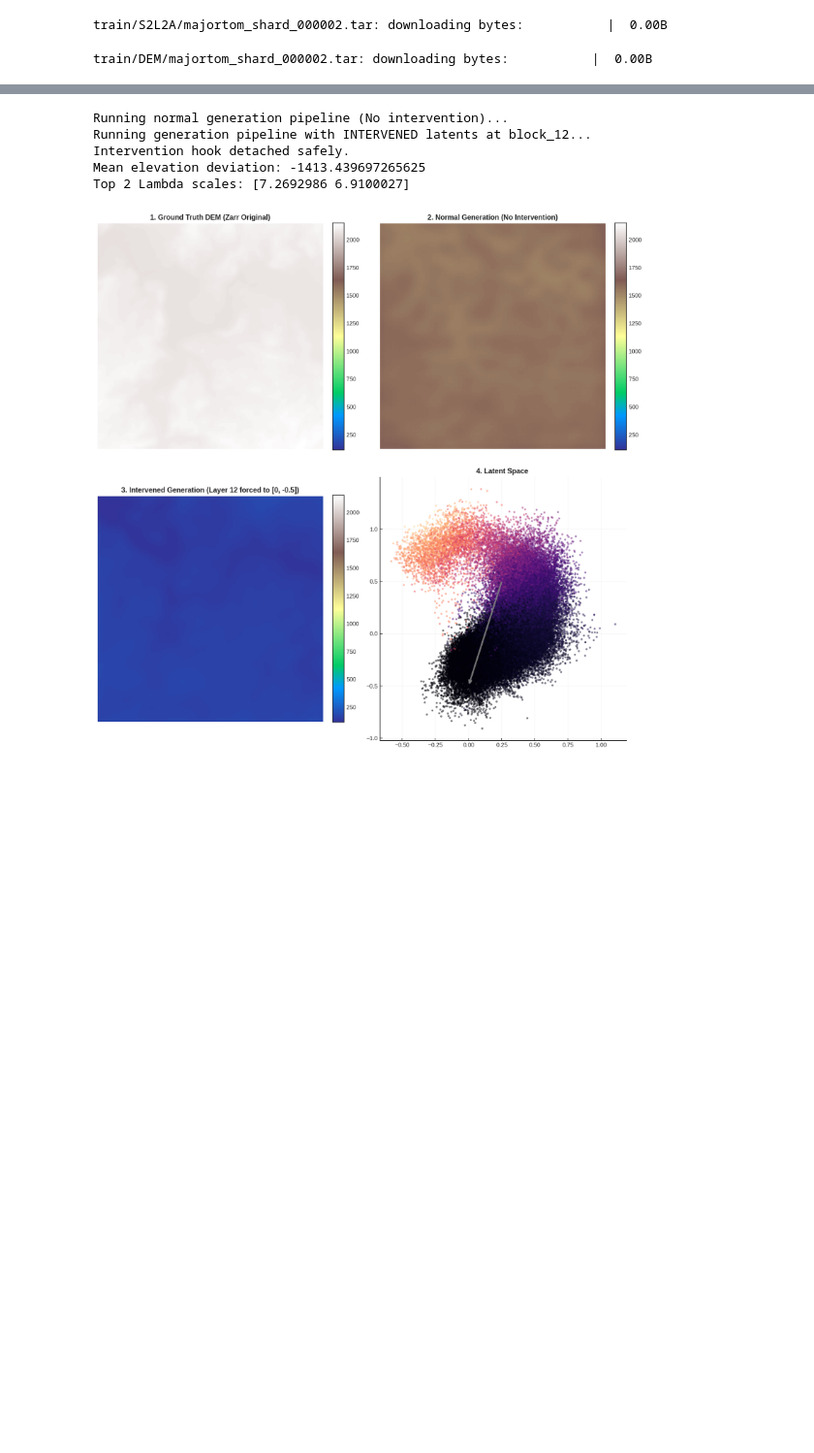
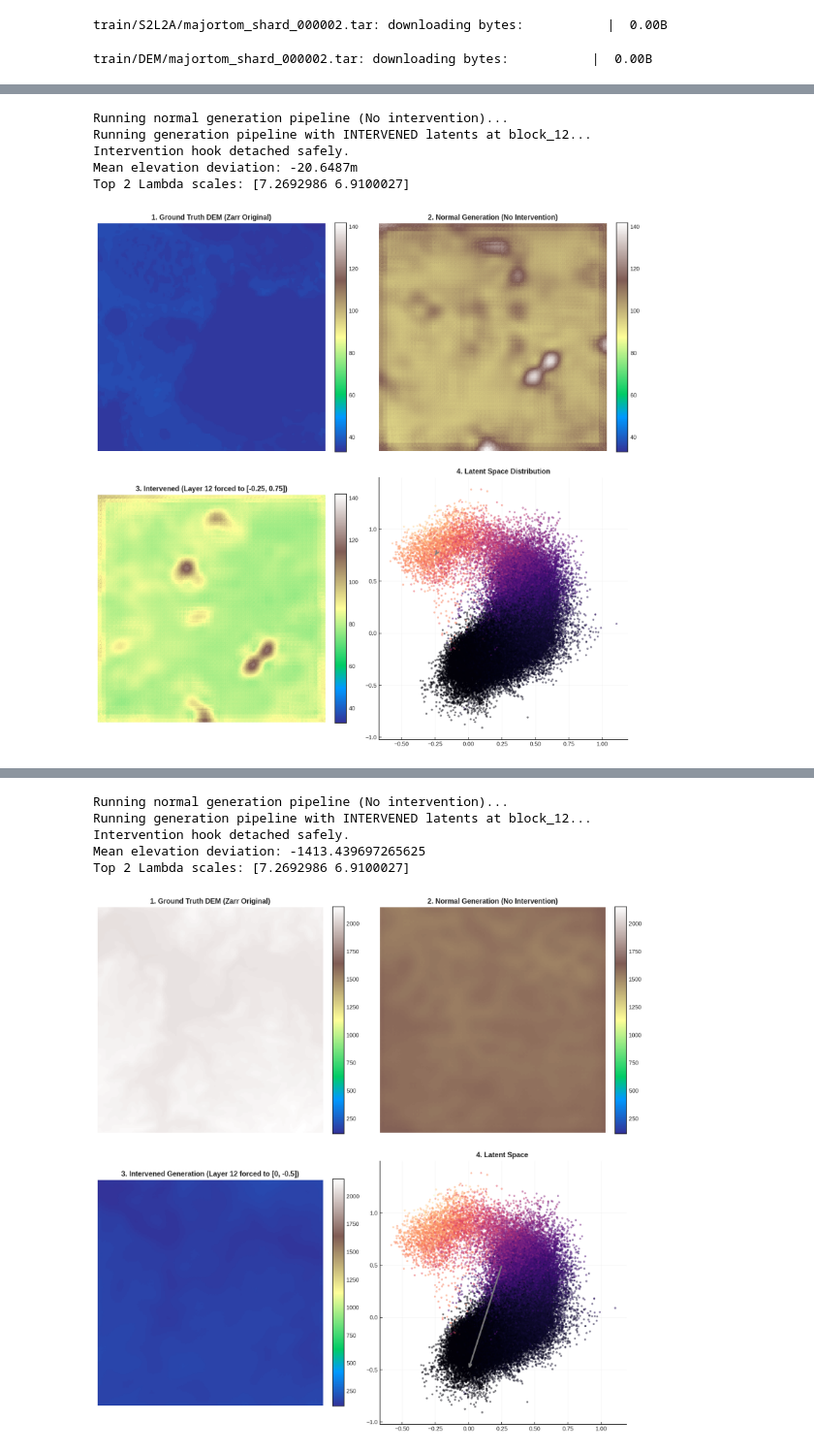
Before and after one commit to Michu1596/terramind, a Jupyter notebook: notebooks/Intervention&Shapley.ipynb, the cells around one changed output, grey strips where cells are left out. Shown at 97% size. Drawn from its saved outputs; the diff is of its cells as text; code cells hidden in the pictures; blank space fills up the shorter version.

```diff
--- a/notebooks/Intervention&Shapley.ipynb
+++ b/notebooks/Intervention&Shapley.ipynb
@@ -707,0 +652,31 @@ NameError: name 'X' is not defined
+# %%
+# --- Configuration ---
+idx = 12
+x_0, y_0 = -0.25, 0.75
+saved_dataset_path = "/content/latents_12_92160_for_intervention.pt"
+
+latents, meta, full_latents, img = process_and_encode(sample, sample_dem, model, device, [idx])
+
+normal_dem, hooked_dem, x_old, y_old = run_intervention(
+        model, img, idx, t_vec=t, R_mat=R, l_vec=l, x_0=x_0, y_0=y_0
+)
+
+with tempfile.NamedTemporaryFile(suffix=".zip") as tmp_dem:
+      tmp_dem.write(sample_dem["zarr.zip"])
+      tmp_dem.flush()
+      store_dem = ZipStore(tmp_dem.name, mode="r")
+      with xr.open_zarr(store_dem, consolidated=False) as ds_dem:
+          ground_truth_dem = ds_dem["bands"].isel(time=0).values.astype("float32").squeeze()
+      store_dem.close()
+
+mock_hook = InterventionHook(t, R, l, x_0, y_0)
+mock_hook.x_old, mock_hook.y_old = x_old, y_old
+
+plot_results(ground_truth_dem, normal_dem, hooked_dem, saved_dataset_path, mock_hook, idx, device)
+# %% [output]
+Running normal generation pipeline (No intervention)...
+Running generation pipeline with INTERVENED latents at block_12...
+Intervention hook detached safely.
+Mean elevation deviation: -20.6487m
+Top 2 Lambda scales: [7.2692986 6.9100027]
+[figure, added]
```
Also changed, not shown: parts of 7 cells of this notebook.
